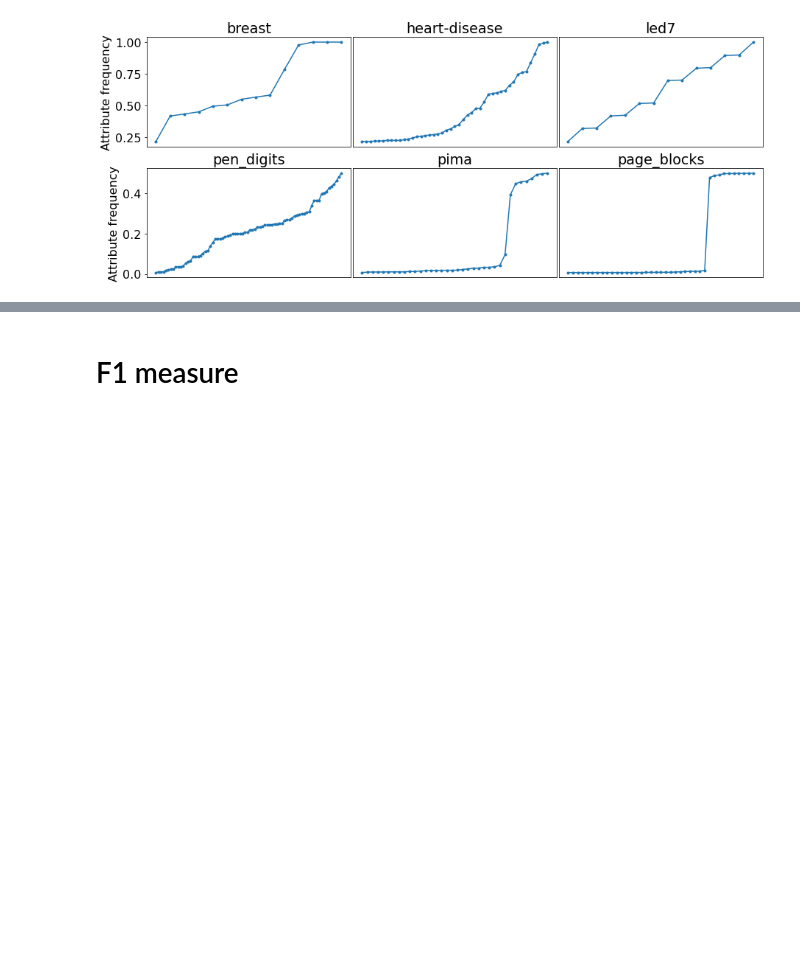
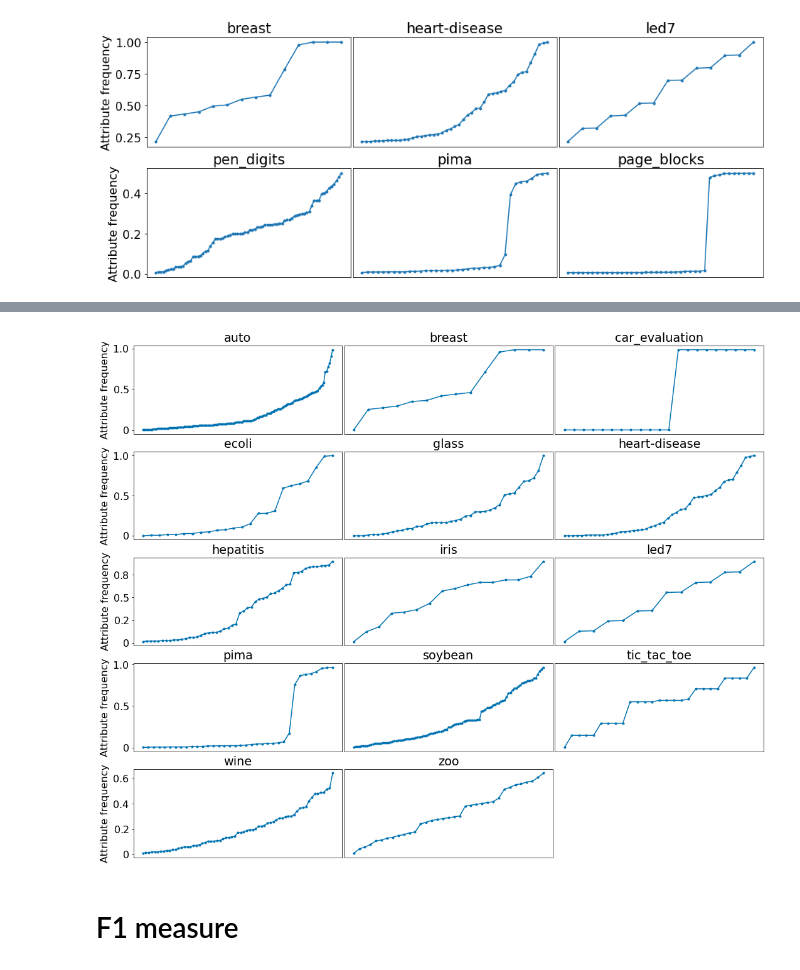
Before and after one commit to makhalova/pattern_mining_tools, a Jupyter notebook: experiments/ML_CS_GDPM/output_for_the_paper.ipynb, the cells around one changed output, grey strips where cells are left out. Drawn from its saved outputs; the diff is of its cells as text; code cells hidden in the pictures; blank space fills up the shorter version.

```diff
--- a/experiments/ML_CS_GDPM/output_for_the_paper.ipynb
+++ b/experiments/ML_CS_GDPM/output_for_the_paper.ipynb
@@ -199,3 +235,42 @@ plt.subplots_adjust(wspace=.01, hspace = .2)
+# %%
+def reduce_labels(locs):
+    new_labels = []
+    for v in locs:
+        new_v = float(np.round(v,1))
+        new_labels.append(r'${0:.1f}$'.format(new_v))
+    return new_labels
+
+
+n_rows = 5
+n_columns = int((len(lst) + n_rows - 1)/n_rows)
+f, axes = plt.subplots(n_rows, n_columns, figsize = (6 * n_columns, 3 * n_rows))
+
+for i, data_name in enumerate(lst):#
+    data_file_name = data_dir_name + data_name + '/transformed/' + data_name + '_liv_without_labels.dat'
+    X, indices, inverse_indices = dat_to_binary(data_file_name, return_index = True, return_inverse = True)
+    if np.all(np.isnan(X[:, X.shape[1] - 1])):
+        X = np.delete(X, X.shape[1] - 1, 1)
+    X = X.astype(int)
+
+    axes[int(i/n_columns), i%n_columns].plot(sorted(np.mean(X, axis = 0)), marker = '.', c = colorblind_list[0])
+    axes[int(i/n_columns), i%n_columns].set_xticks([], [])
+    axes[int(i/n_columns), i%n_columns].set_title(data_name)
+    if int(i%n_columns) > 0:
+        axes[int(i/n_columns), i%n_columns].set_yticks([], [])
+
+axes[4, 2].set_yticks([], [])
+axes[4, 2].set_xticks([], [])
+for i in range(n_rows):
+    axes[i,0].set_ylabel('Attribute frequency')
+    locs = axes[i,0].get_yticks()
+    new_labels = reduce_labels(locs)
+    axes[i,0].set_yticklabels(['', '0'] + new_labels[2:])
+
+plt.subplots_adjust(wspace=.01, hspace = .2)
+f.delaxes(axes[4,2])
+plt.savefig('./results/attribute_frequecy_th.png', dpi=300, transparent=True)
+# %% [output]
+[figure, added]
 # %% [markdown]
 # F1 measure
 # %%
```
Also changed, not shown: parts of 9 cells of this notebook, 10 other files.
